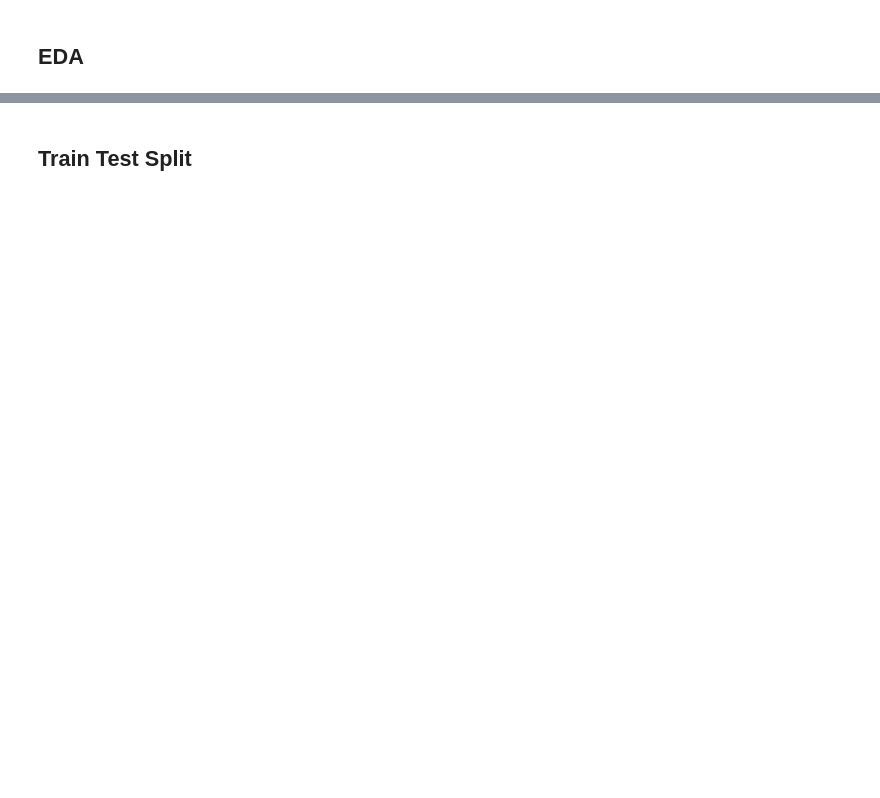
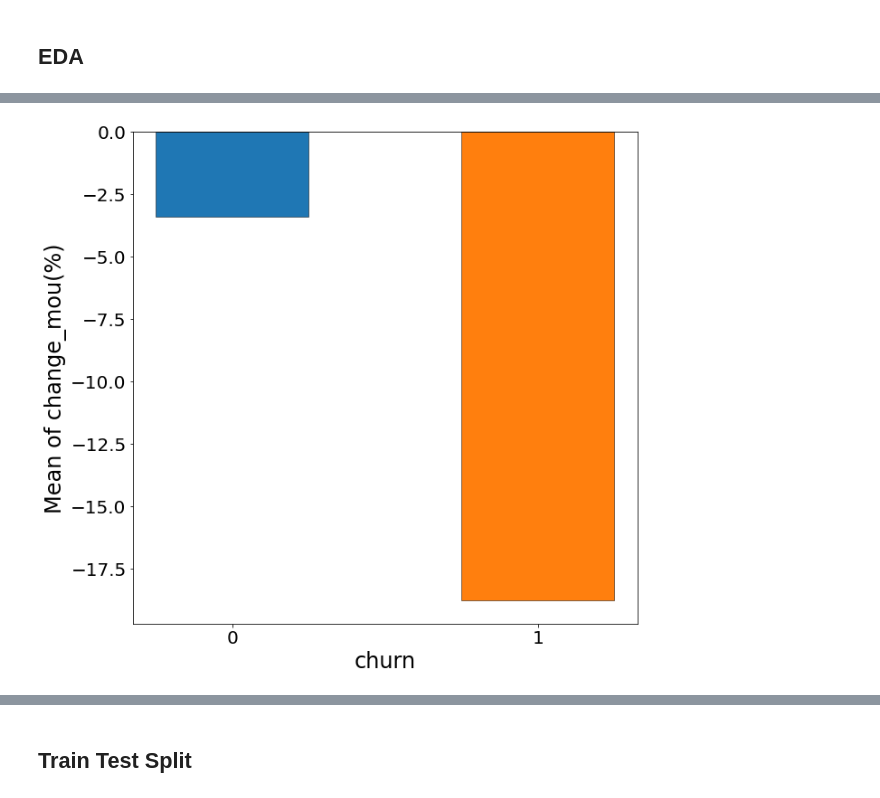
Before and after one commit to tom-uchida/GCI2020_Winter, a Jupyter notebook: final_task/src/main.ipynb, the cells around one changed output, grey strips where cells are left out. Saved outputs shown, nothing was run; the diff lists cells and outputs as text; code cells hidden in the pictures; blank space fills up the shorter version.

```diff
--- a/final_task/src/main.ipynb
+++ b/final_task/src/main.ipynb
@@ -276,0 +145,17 @@ df
+# %%
+# 平均と標準偏差を計算
+change_mou_mean = df_core['change_mou'].mean()
+change_mou_std = df_core['change_mou'].std()
+
+# 閾値を計算
+change_mou_th_upper = change_mou_mean + 2*change_mou_std
+change_mou_th_lower = change_mou_mean - 2*change_mou_std
+
+# 外れ値を除去
+df_change_mou = df_core[ (df_core['change_mou'] < change_mou_th_upper) & (df_core['change_mou'] > change_mou_th_lower) ]
+df_change_mou = df_change_mou[ ['change_mou', 'churn'] ]
+# %%
+# plot( df_core.groupby('churn')['change_mou'].mean(), 'Mean of change_mou(%)' )
+plot( df_change_mou.groupby('churn')['change_mou'].mean(), 'Mean of change_mou(%)' )
+# %% [output]
+[figure, added]
```
Also changed, not shown: parts of 50 cells of this notebook, 3 other files.
